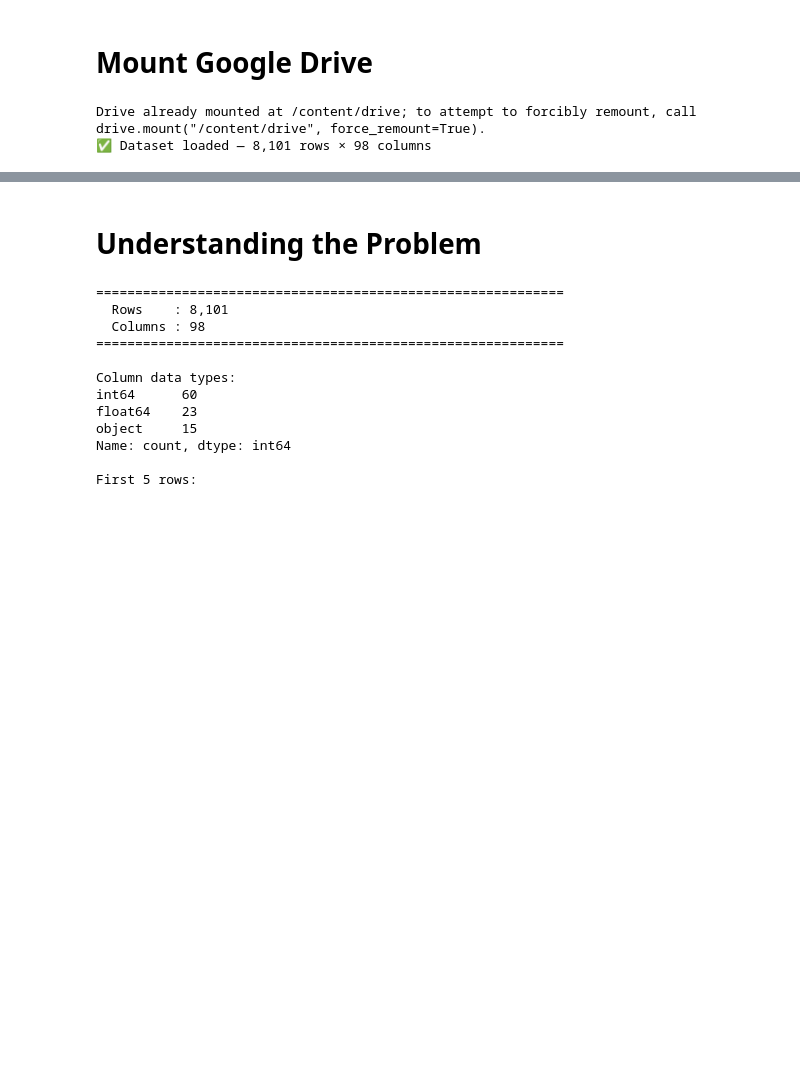
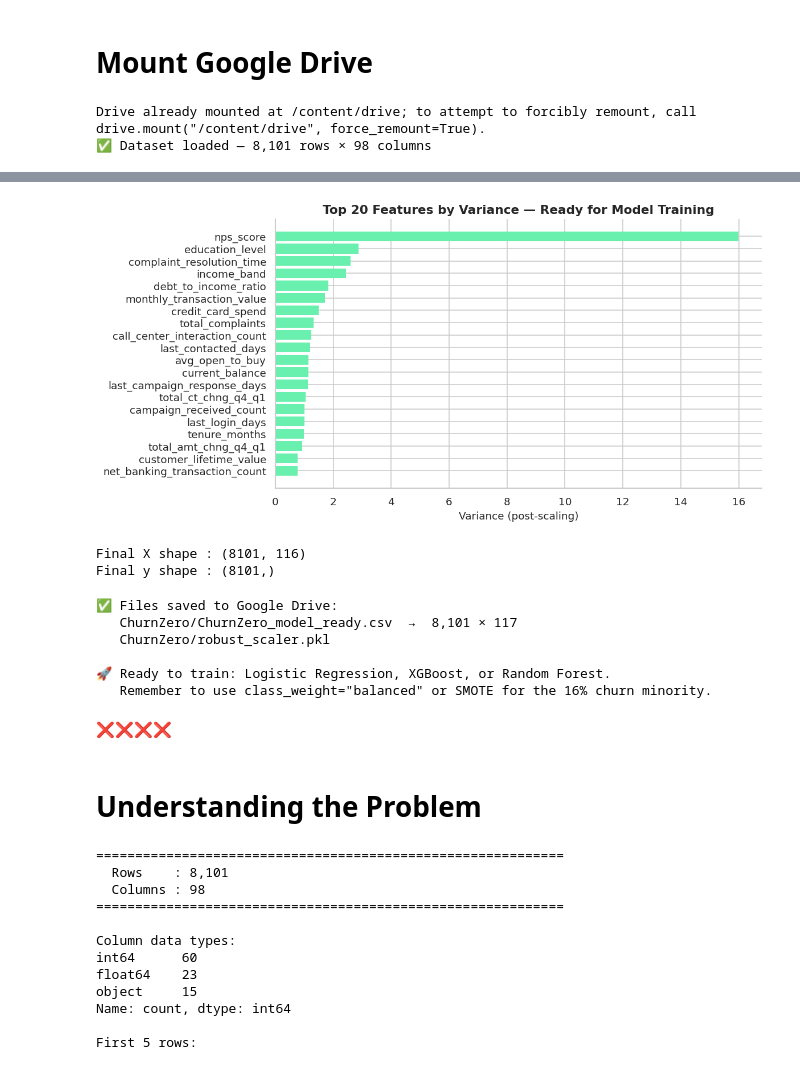
Before and after one commit to ayushi226-del/churnzero, a Jupyter notebook: churn_0.ipynb, the cells around one changed output, grey strips where cells are left out. Drawn from its saved outputs; the diff is of its cells as text; code cells hidden in the pictures; blank space fills up the shorter version.

```diff
--- a/churn_0.ipynb
+++ b/churn_0.ipynb
@@ -78,3 +438,50 @@ Drive already mounted at /content/drive; to attempt to forcibly remount, call dr
+# %%
+# ── Final feature importance preview (variance proxy) ─────────────────────
+variances = X_scaled.var().sort_values(ascending=False).head(20)
+
+fig, ax = plt.subplots(figsize=(10, 5))
+ax.barh(variances.index[::-1], variances.values[::-1],
+        color='#69f0ae', edgecolor='none')
+ax.set_xlabel('Variance (post-scaling)', fontsize=11)
+ax.set_title('Top 20 Features by Variance — Ready for Model Training',
+             fontweight='bold', fontsize=13)
+ax.spines[['top','right']].set_visible(False)
+plt.tight_layout()
+plt.show()
+
+print(f'\nFinal X shape : {X_scaled.shape}')
+print(f'Final y shape : {y.shape}')
+# %% [output]
+[figure, added]
+Final X shape : (8101, 116)
+Final y shape : (8101,)
+# %%
+import joblib
+
+SAVE_DIR = '/content/drive/MyDrive/ChurnZero/'
+
+# Save final feature + label CSV
+df_final = X_scaled.copy()
+df_final[TARGET] = y.values
+df_final.to_csv(SAVE_DIR + 'ChurnZero_model_ready.csv', index=False)
+
+# Save scaler for use during inference
+joblib.dump(scaler, SAVE_DIR + 'robust_scaler.pkl')
+
+print('✅ Files saved to Google Drive:')
+print(f'   ChurnZero/ChurnZero_model_ready.csv  →  {df_final.shape[0]:,} × {df_final.shape[1]}')
+print('   ChurnZero/robust_scaler.pkl')
+print('\n🚀 Ready to train: Logistic Regression, XGBoost, or Random Forest.')
+print('   Remember to use class_weight="balanced" or SMOTE for the 16% churn minority.')
+# %% [output]
+✅ Files saved to Google Drive:
+   ChurnZero/ChurnZero_model_ready.csv  →  8,101 × 117
+   ChurnZero/robust_scaler.pkl
+
+🚀 Ready to train: Logistic Regression, XGBoost, or Random Forest.
+   Remember to use class_weight="balanced" or SMOTE for the 16% churn minority.
+# %% [markdown]
+❌❌❌❌
 # %% [markdown]
 # Understanding the Problem
 # %%
```
Also changed, not shown: parts of 8 cells of this notebook.
